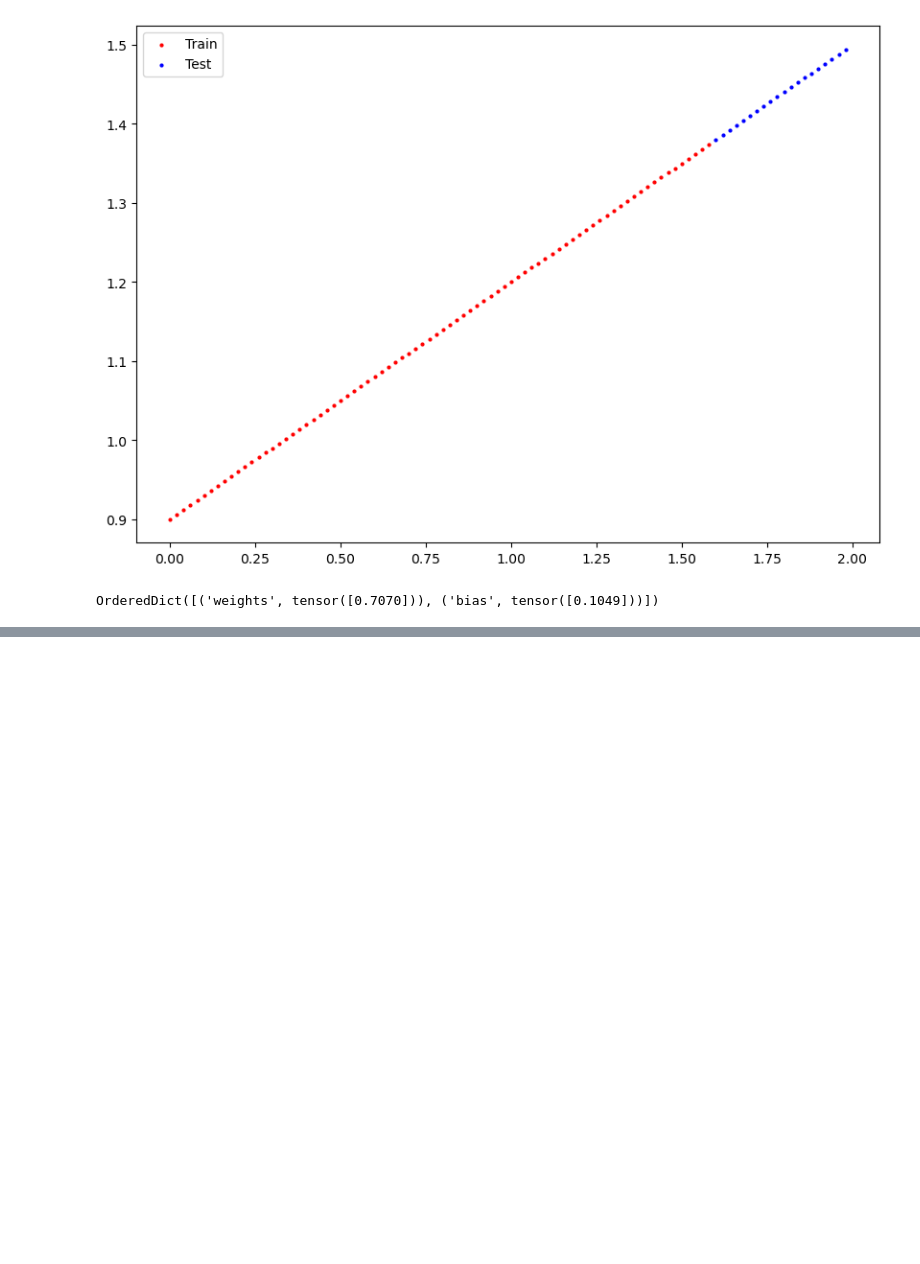
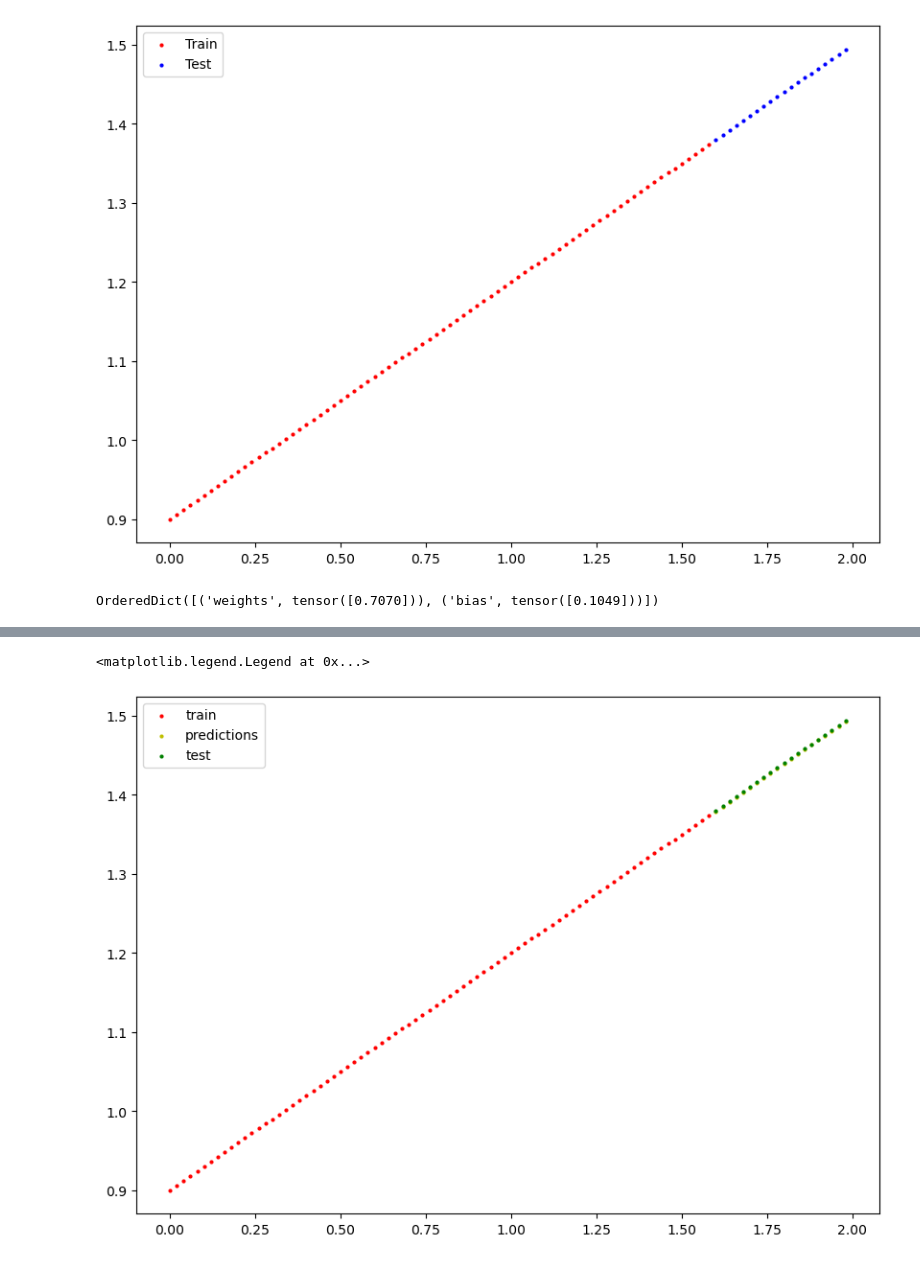
Before and after one commit to Shivansh20128/Housing_Price_Prediction, a Jupyter notebook: pytorch_practice/01_code_practice.ipynb, the cells around one changed output, grey strips where cells are left out. Drawn from its saved outputs; the diff is of its cells as text; code cells hidden in the pictures; blank space fills up the shorter version.

```diff
--- a/pytorch_practice/01_code_practice.ipynb
+++ b/pytorch_practice/01_code_practice.ipynb
@@ -54,5 +54,26 @@ OrderedDict([('weights', tensor([0.7070])), ('bias', tensor([0.1049]))])
 loss_func = torch.nn.L1Loss()
 # Set the learning rate of the optimizer to be 0.01 and the parameters to optimize should be the model parameters from the model you created in 2
 opt = torch.optim.SGD(params = model1.parameters(), lr=0.01)
-
+train_loss_values = []
+test_loss_values = []
+epoch_count = []
 # Write a training loop to perform the appropriate training steps for 300 epochs
+for epoch in range(300):
+    model1.train()
+    prediction = model1(X_train)
+    loss = loss_func(prediction, Y_train)
+    opt.zero_grad()
+    loss.backward()
+    opt.step()
+    print("loss:", loss)
+# Write a training loop to perform the appropriate training steps for 300 epochs.
+# The training loop should test the model on the test dataset every 20 epochs.
+    if epoch%20==0:
+        model1.eval()
+        with torch.inference_mode():
+            test_predictions = model1(X_test)
+            test_loss = loss_func(test_predictions, Y_test)
+            epoch_count.append(epoch)
+            train_loss_values.append(loss.detach().numpy())
+            test_loss_values.append(test_loss.detach().numpy())
+            print(f"Epoch: {epoch} | MAE Train Loss: {loss} | MAE Test Loss: {test_loss} ")
@@ -58,0 +98,15 @@ opt = torch.optim.SGD(params = model1.parameters(), lr=0.01)
+# %%
+# 4. Make predictions with the trained model on the test data.
+model1.eval()
+with torch.inference_mode():
+    final_predictions = model1(X_test)
+# final_predictions
+# Visualize these predictions against the original training and testing data (note: you may need to make sure the predictions are not on the GPU if you want to use non-CUDA-enabled libraries such as matplotlib to plot).
+plt.figure(figsize=(10,7))
+plt.scatter(X_train, Y_train, color='r',s=4,label="train")
+plt.scatter(X_test, final_predictions, color='y',s=4,label="predictions")
+plt.scatter(X_test, Y_test, color='g',s=4,label="test")
+plt.legend()
+# %% [output]
+<matplotlib.legend.Legend at 0x...>
+[figure, added]
```
Also changed, not shown: parts of 2 cells of this notebook.
